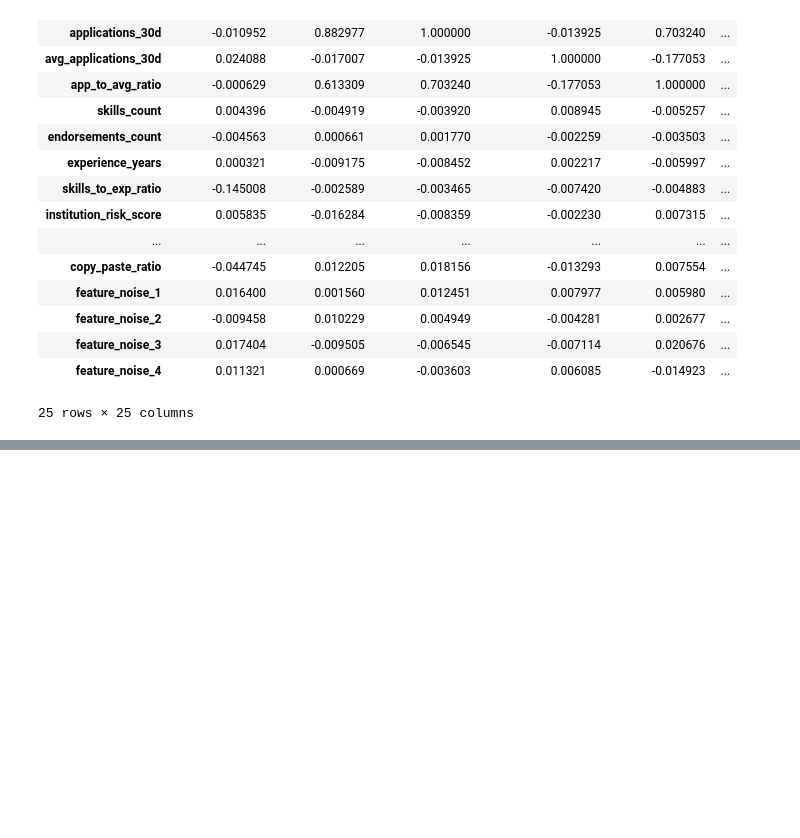
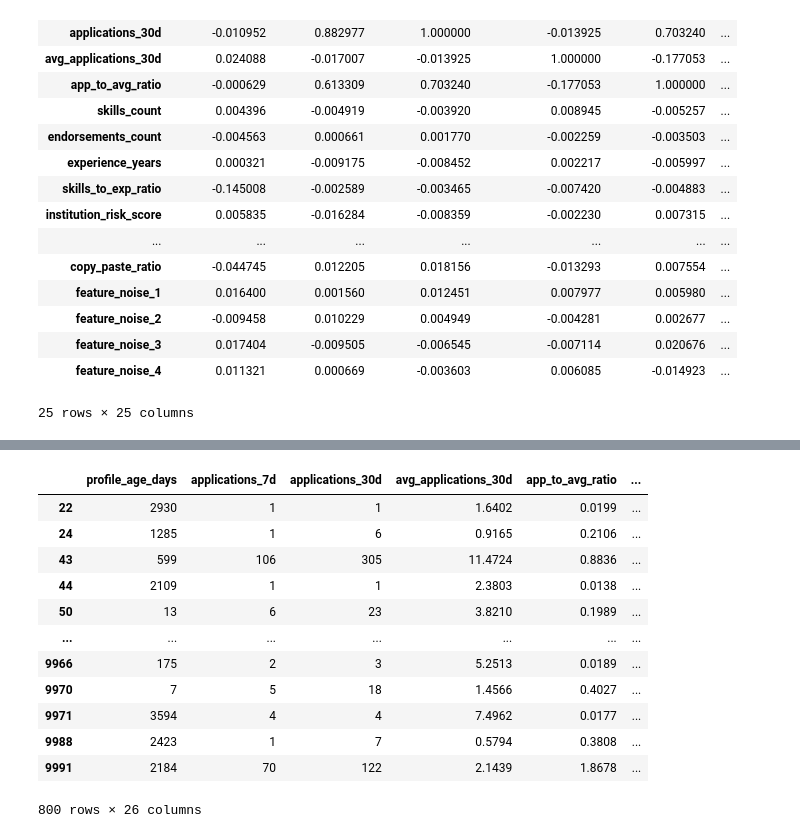
Before and after one commit to LakshyaKSingh/EightfoldAIAgenticAmongus, a Jupyter notebook: Inisight_Forge.ipynb, the cells around one changed output, grey strips where cells are left out. Drawn from its saved outputs; the diff is of its cells as text; code cells hidden in the pictures; blank space fills up the shorter version.

```diff
--- a/Inisight_Forge.ipynb
+++ b/Inisight_Forge.ipynb
@@ -74,0 +100,4 @@ df.corr()
+# %%
+labels=np.load('labels.npy')
+# %%
+df['labels']=labels
@@ -74,0 +119,16 @@ df.corr()
+# %%
+df[df['labels']==1]
+# %% [output]
+|  | profile_age_days | applications_7d | applications_30d | avg_applications_30d | app_to_avg_ratio | ... |
+| 22 | 2930 | 1 | 1 | 1.6402 | 0.0199 | ... |
+| 24 | 1285 | 1 | 6 | 0.9165 | 0.2106 | ... |
+| 43 | 599 | 106 | 305 | 11.4724 | 0.8836 | ... |
+| 44 | 2109 | 1 | 1 | 2.3803 | 0.0138 | ... |
+| 50 | 13 | 6 | 23 | 3.8210 | 0.1989 | ... |
+| ... | ... | ... | ... | ... | ... | ... |
+| 9966 | 175 | 2 | 3 | 5.2513 | 0.0189 | ... |
+| 9970 | 7 | 5 | 18 | 1.4566 | 0.4027 | ... |
+| 9971 | 3594 | 4 | 4 | 7.4962 | 0.0177 | ... |
+| 9988 | 2423 | 1 | 7 | 0.5794 | 0.3808 | ... |
+| 9991 | 2184 | 70 | 122 | 2.1439 | 1.8678 | ... |
+800 rows × 26 columns
```
Also changed, not shown: parts of 31 cells of this notebook, 2 other files.
